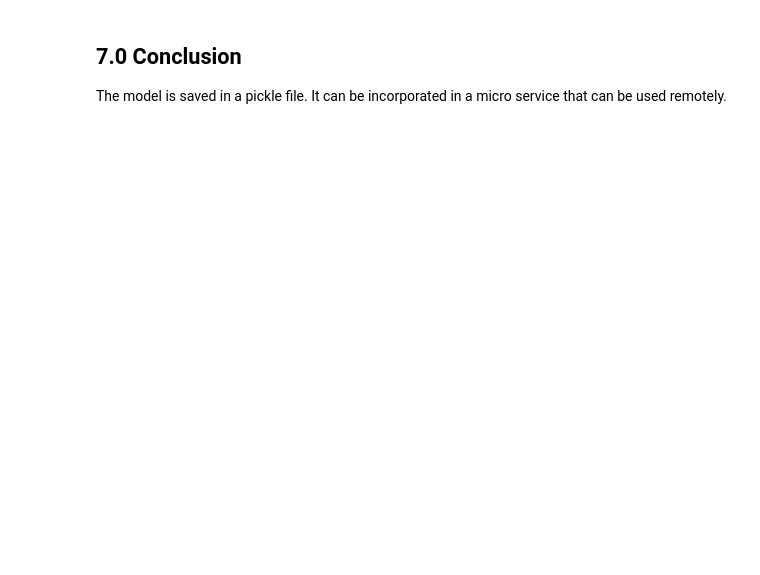
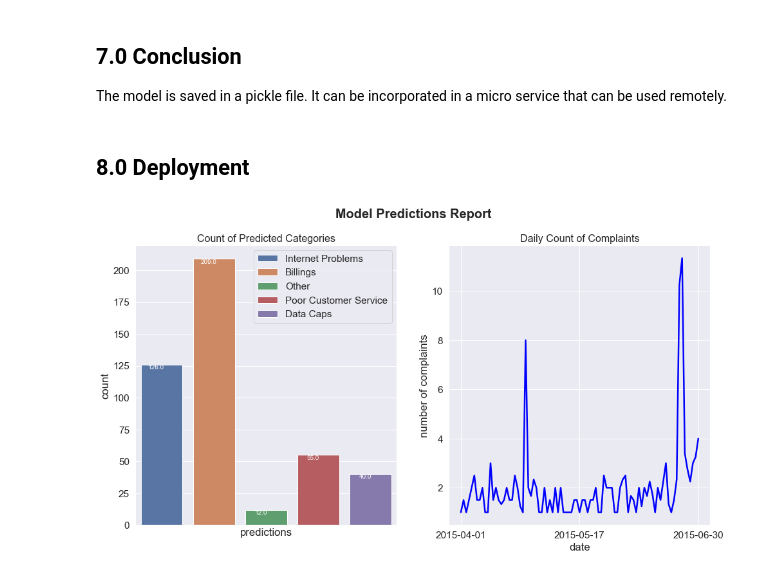
Before and after one commit to ChigozieObika/complaints_classification, a Jupyter notebook: complaints_classification/model_training.ipynb, the cells around one changed output. Cells and saved outputs as stored; diff of their text form; code cells hidden in the pictures; blank space fills up the shorter version.

Commit message:
deployment files and utilities

```diff
--- a/complaints_classification/model_training.ipynb
+++ b/complaints_classification/model_training.ipynb
@@ -389,3 +389,5 @@ Use the csv file to create the interactive dashboard below. The dashboard can be
 ## 7.0 Conclusion
 
 The model is saved in a pickle file. It can be incorporated in a micro service that can be used remotely.
+# %% [markdown]
+## 8.0 Deployment
@@ -391,0 +415,4 @@ The model is saved in a pickle file. It can be incorporated in a micro service t
+# %%
+mtu.deploy_plot('predictions.csv')
+# %% [output]
+[figure, added]
```
Also changed, not shown: parts of 4 cells of this notebook, 15 other files.
